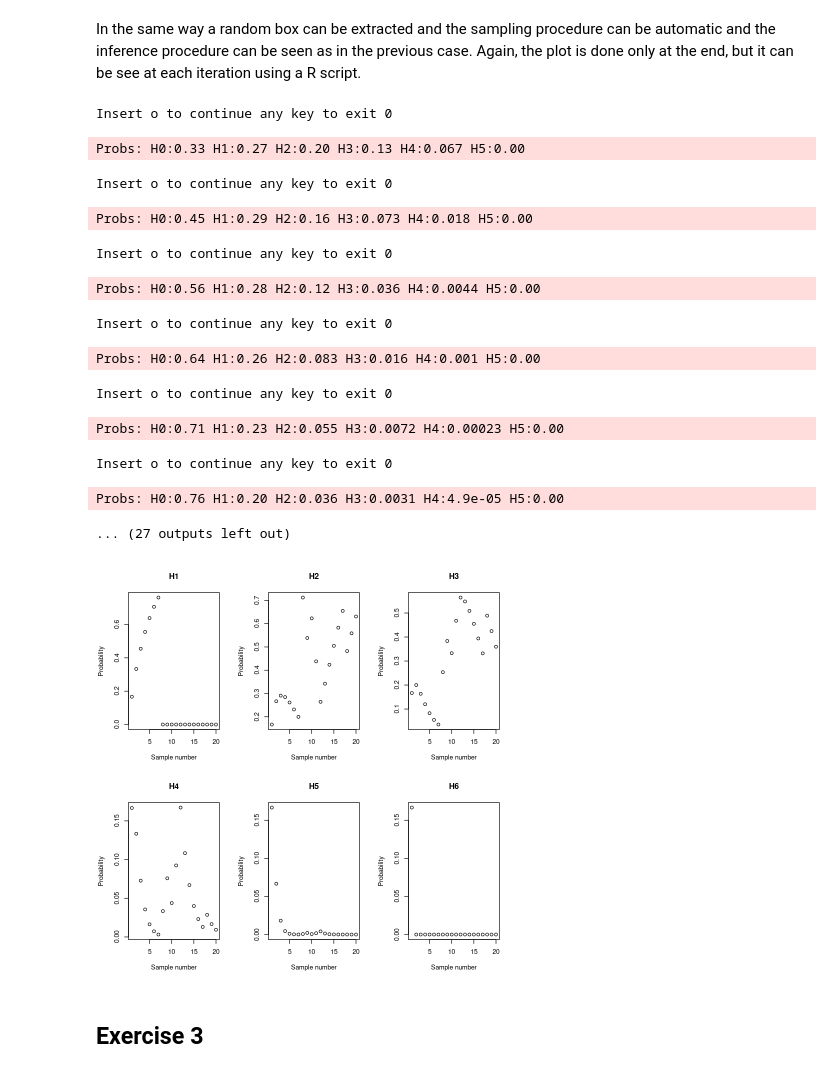
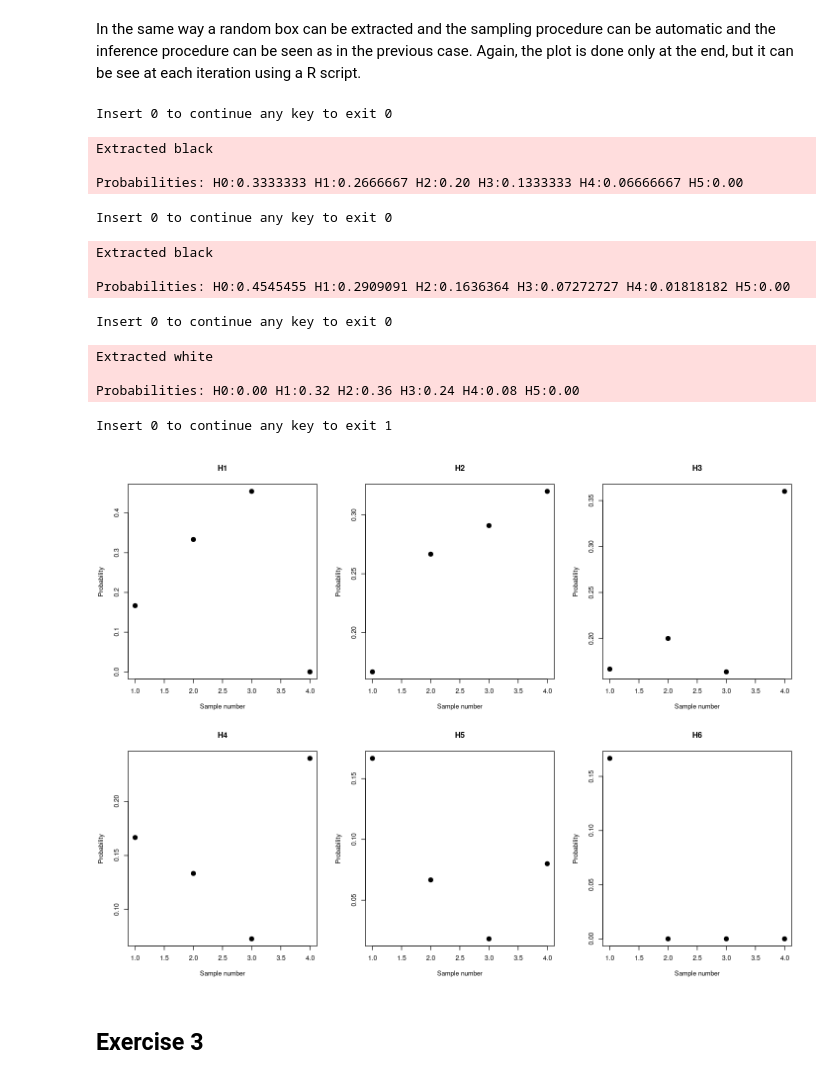
Before and after one commit to Confizolo/PoDProjects, a Jupyter notebook: ASfPA/Ex04/ConfortoFilippo_rlabsession4.ipynb, the cells around one changed output. Drawn from its saved outputs; the diff is of its cells as text; code cells hidden in the pictures.

```diff
--- a/ASfPA/Ex04/ConfortoFilippo_rlabsession4.ipynb
+++ b/ASfPA/Ex04/ConfortoFilippo_rlabsession4.ipynb
@@ -36,7 +36,7 @@ The following structure allows to print the posterior evolution probability give
 inp = c()
 ask = FALSE
 while (ask == FALSE) {
-    temp = readline("Insert the value or any key to exit")
+    temp = readline("Insert the value or any key to exit (1 for black, 0 for white) ")
     if ((temp == 0) | (temp == 1)) {
         inp = c(inp,temp)
     }
@@ -44,5 +44,5 @@ while (ask == FALSE) {
     prob = prob_hist(inp)
 
 
-message("Probs: H0:",format(prob[1,(length(inp)+1)], nsmall = 2)," H1:",format(prob[2,(length(inp)+1)], nsmall = 2)," H2:",format(prob[3,(length(inp)+1)], nsmall = 2)," H3:",format(prob[4,(length(inp)+1)], nsmall = 2)," H4:",format(prob[5,(length(inp)+1)], nsmall = 2)," H5:",format(prob[6,(length(inp)+1)], nsmall = 2))
+message("Probabilities: H0:",format(prob[1,(length(inp)+1)], nsmall = 2)," H1:",format(prob[2,(length(inp)+1)], nsmall = 2)," H2:",format(prob[3,(length(inp)+1)], nsmall = 2)," H3:",format(prob[4,(length(inp)+1)], nsmall = 2)," H4:",format(prob[5,(length(inp)+1)], nsmall = 2)," H5:",format(prob[6,(length(inp)+1)], nsmall = 2))
 }
@@ -49,6 +55,6 @@ message("Probs: H0:",format(prob[1,(length(inp)+1)], nsmall = 2)," H1:",format(p
 # %%
 layout(matrix(1:6, nrow=2, ncol = 3, byrow = TRUE))
 for (i in 1:6){
-    plot(1:(length(inp)+1), prob[i,0:(length(inp)+1)], main = paste0("H",i), xlab="Sample number", ylab="Probability")
+    plot(1:(length(inp)+1), prob[i,0:(length(inp)+1)], main = paste0("H",i), xlab="Sample number", ylab="Probability", pch = 19, cex = 1.5)
     }
 # %% [output]
@@ -71,39 +77,41 @@ box = sample(1:6,1, replace = TRUE)
 inp = c()
 ask = FALSE
 while (ask == FALSE) {
-    temp = readline("Insert 0 to continue any key to exit")
+    temp = readline("Insert 0 to continue any key to exit ")
     if ((temp == 0)) {
         inp = c(inp,sample(boxes[[box]],size=1, replace = TRUE))
     }
     else {break}
     prob = prob_hist(inp)
+    if (inp[[length(inp)]] == 1)message("Extracted black")
+    else message("Extracted white")
 
 
-message("Probs: H0:",format(prob[1,(length(inp)+1)], nsmall = 2)," H1:",format(prob[2,(length(inp)+1)], nsmall = 2)," H2:",format(prob[3,(length(inp)+1)], nsmall = 2)," H3:",format(prob[4,(length(inp)+1)], nsmall = 2)," H4:",format(prob[5,(length(inp)+1)], nsmall = 2)," H5:",format(prob[6,(length(inp)+1)], nsmall = 2))
+message("Probabilities: H0:",format(prob[1,(length(inp)+1)], nsmall = 2)," H1:",format(prob[2,(length(inp)+1)], nsmall = 2)," H2:",format(prob[3,(length(inp)+1)], nsmall = 2)," H3:",format(prob[4,(length(inp)+1)], nsmall = 2)," H4:",format(prob[5,(length(inp)+1)], nsmall = 2)," H5:",format(prob[6,(length(inp)+1)], nsmall = 2))
 }
 # %% [output]
-Insert o to continue any key to exit 0
+Insert 0 to continue any key to exit 0
-Probs: H0:0.33 H1:0.27 H2:0.20 H3:0.13 H4:0.067 H5:0.00
+Extracted black
+
+Probabilities: H0:0.3333333 H1:0.2666667 H2:0.20 H3:0.1333333 H4:0.06666667 H5:0.00
-Insert o to continue any key to exit 0
+Insert 0 to continue any key to exit 0
-Probs: H0:0.45 H1:0.29 H2:0.16 H3:0.073 H4:0.018 H5:0.00
+Extracted black
+
+Probabilities: H0:0.4545455 H1:0.2909091 H2:0.1636364 H3:0.07272727 H4:0.01818182 H5:0.00
-Insert o to continue any key to exit 0
+Insert 0 to continue any key to exit 0
-Probs: H0:0.56 H1:0.28 H2:0.12 H3:0.036 H4:0.0044 H5:0.00
+Extracted white
+
+Probabilities: H0:0.00 H1:0.32 H2:0.36 H3:0.24 H4:0.08 H5:0.00
-Insert o to continue any key to exit 0
+Insert 0 to continue any key to exit 1
-Probs: H0:0.64 H1:0.26 H2:0.083 H3:0.016 H4:0.001 H5:0.00
-Insert o to continue any key to exit 0
-Probs: H0:0.71 H1:0.23 H2:0.055 H3:0.0072 H4:0.00023 H5:0.00
-Insert o to continue any key to exit 0
-Probs: H0:0.76 H1:0.20 H2:0.036 H3:0.0031 H4:4.9e-05 H5:0.00
-... (27 outputs left out)
 # %%
 prob = prob_hist(inp)
 # %%
 layout(matrix(1:6, nrow=2, ncol = 3, byrow = TRUE))
 for (i in 1:6){
-    plot(1:(length(inp)+1), prob[i,0:(length(inp)+1)], main = paste0("H",i), xlab="Sample number", ylab="Probability")
+    plot(1:(length(inp)+1), prob[i,0:(length(inp)+1)], main = paste0("H",i), xlab="Sample number", ylab="Probability", pch = 19, cex = 1.5)
     }
 # %% [output]
-[figure, old version]
+[figure, new version]
 # %% [markdown]
 ## Exercise 3
 # %% [markdown]
```
Also changed, not shown: parts of 7 cells of this notebook, 7 other files.
